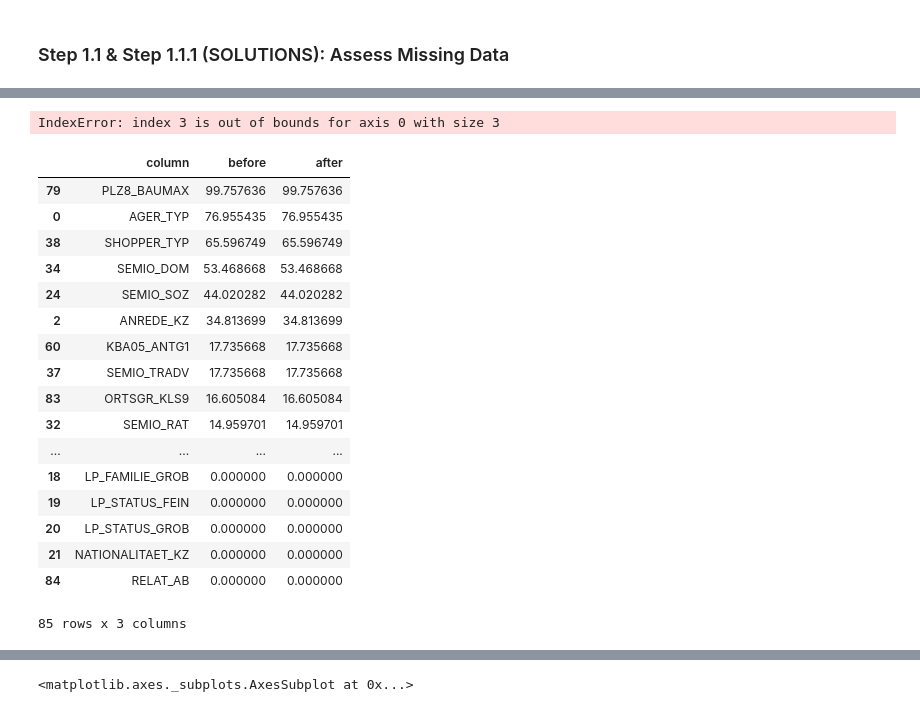
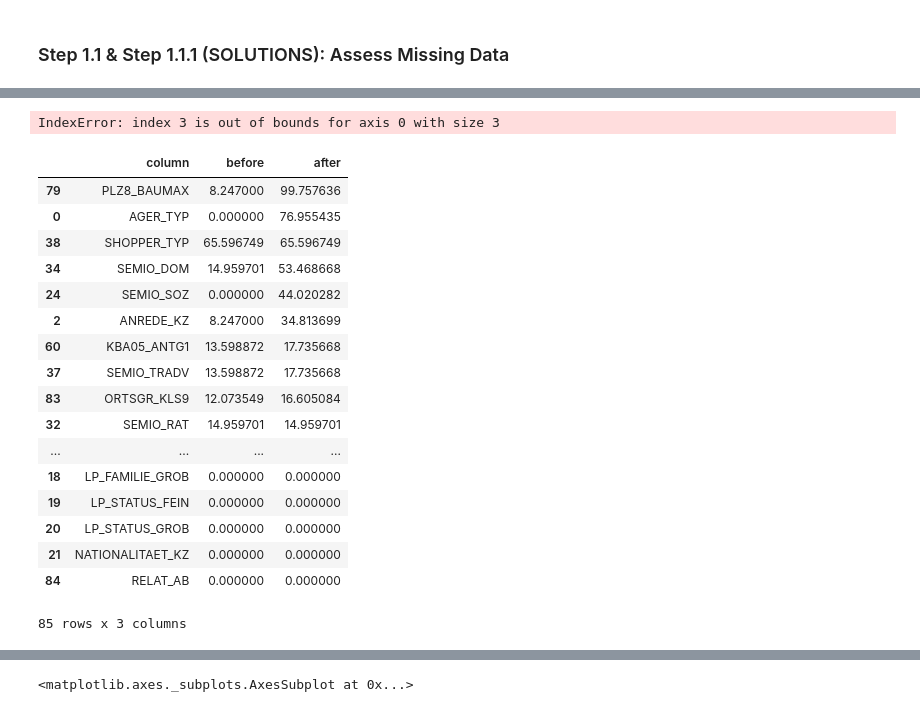
Before and after one commit to jmnickerson05/udacity_identify_customer_segments, a Jupyter notebook: Identify_Customer_Segments.ipynb, the cells around one changed output, grey strips where cells are left out. Drawn from its saved outputs; the diff is of its cells as text; code cells hidden in the pictures.

Commit message:
Fixing accidental replacement of "azdias" with "df" throughout notebook

```diff
--- a/Identify_Customer_Segments.ipynb
+++ b/Identify_Customer_Segments.ipynb
@@ -51,10 +51,9 @@ To start off with, load in the demographics data for the general population into
 Once the dataset is loaded, it's recommended that you take a little bit of time just browsing the general structure of the dataset and feature summary file. You'll be getting deep into the innards of the cleaning in the first major step of the project, so gaining some general familiarity can help you get your bearings.
 # %%
 %%time
-# import modin.pandas as pd
 # Load in the general demographics data.
-df = pd.read_csv('Udacity_df_Subset.csv', sep=';')
+azdias = pd.read_csv('Udacity_AZDIAS_Subset.csv', sep=';')
 
 # Load in the feature summary file.
-feat_info = pd.read_csv('df_Feature_Summary.csv', sep=';')
+feat_info = pd.read_csv('AZDIAS_Feature_Summary.csv', sep=';')
 # %% [output]
@@ -146,15 +152,15 @@ pd.set_option("display.max_rows", None, "display.max_columns", None)
 feat_info.missing_or_unknown = feat_info.missing_or_unknown.str.strip('[]').str.split(',')
 missing_vals = {feat[0]:feat[1] for feat in feat_info[['attribute', 'missing_or_unknown']].values.tolist()}
 
-perc_missing_before = ((df.isnull().sum() / len(df)).sort_values(ascending=False)) * 100
+perc_missing_before = ((azdias.isnull().sum() / len(azdias)).sort_values(ascending=False)) * 100
 
 ## FILL IN MISSING DATA ACCORDING TO FEATURE INFO DATA
-for c in df.columns:
-    df.loc[df[c].isin(missing_vals[c]), c] = np.NaN
+for c in azdias.columns:
+    azdias.loc[azdias[c].isin(missing_vals[c]), c] = np.NaN
 
-perc_missing_after = ((df.isnull().sum() / len(df)).sort_values(ascending=False)) * 100
+perc_missing_after = ((azdias.isnull().sum() / len(azdias)).sort_values(ascending=False)) * 100
 
 ## DISPLAY MISSING DATA
-pd.DataFrame([i for i in zip(df.columns, perc_missing_before.sort_index(), perc_missing_after.sort_index())],
+pd.DataFrame([i for i in zip(azdias.columns, perc_missing_before.sort_index(), perc_missing_after.sort_index())],
              columns=['column', 'before','after']).sort_values(by='after', ascending=False)
 # %% [output]
@@ -163,14 +169,14 @@ Wall time: 1min 4s
 IndexError: index 3 is out of bounds for axis 0 with size 3
 |  | column | before | after |
-| 79 | PLZ8_BAUMAX | 99.757636 | 99.757636 |
-| 0 | AGER_TYP | 76.955435 | 76.955435 |
+| 79 | PLZ8_BAUMAX | 8.247000 | 99.757636 |
+| 0 | AGER_TYP | 0.000000 | 76.955435 |
 | 38 | SHOPPER_TYP | 65.596749 | 65.596749 |
-| 34 | SEMIO_DOM | 53.468668 | 53.468668 |
-| 24 | SEMIO_SOZ | 44.020282 | 44.020282 |
-| 2 | ANREDE_KZ | 34.813699 | 34.813699 |
-| 60 | KBA05_ANTG1 | 17.735668 | 17.735668 |
-| 37 | SEMIO_TRADV | 17.735668 | 17.735668 |
-| 83 | ORTSGR_KLS9 | 16.605084 | 16.605084 |
+| 34 | SEMIO_DOM | 14.959701 | 53.468668 |
+| 24 | SEMIO_SOZ | 0.000000 | 44.020282 |
+| 2 | ANREDE_KZ | 8.247000 | 34.813699 |
+| 60 | KBA05_ANTG1 | 13.598872 | 17.735668 |
+| 37 | SEMIO_TRADV | 13.598872 | 17.735668 |
+| 83 | ORTSGR_KLS9 | 12.073549 | 16.605084 |
 | 32 | SEMIO_RAT | 14.959701 | 14.959701 |
 | ... | ... | ... | ... |
 | 18 | LP_FAMILIE_GROB | 0.000000 | 0.000000 |
```
Also changed, not shown: parts of 32 cells of this notebook, 1 other file.
